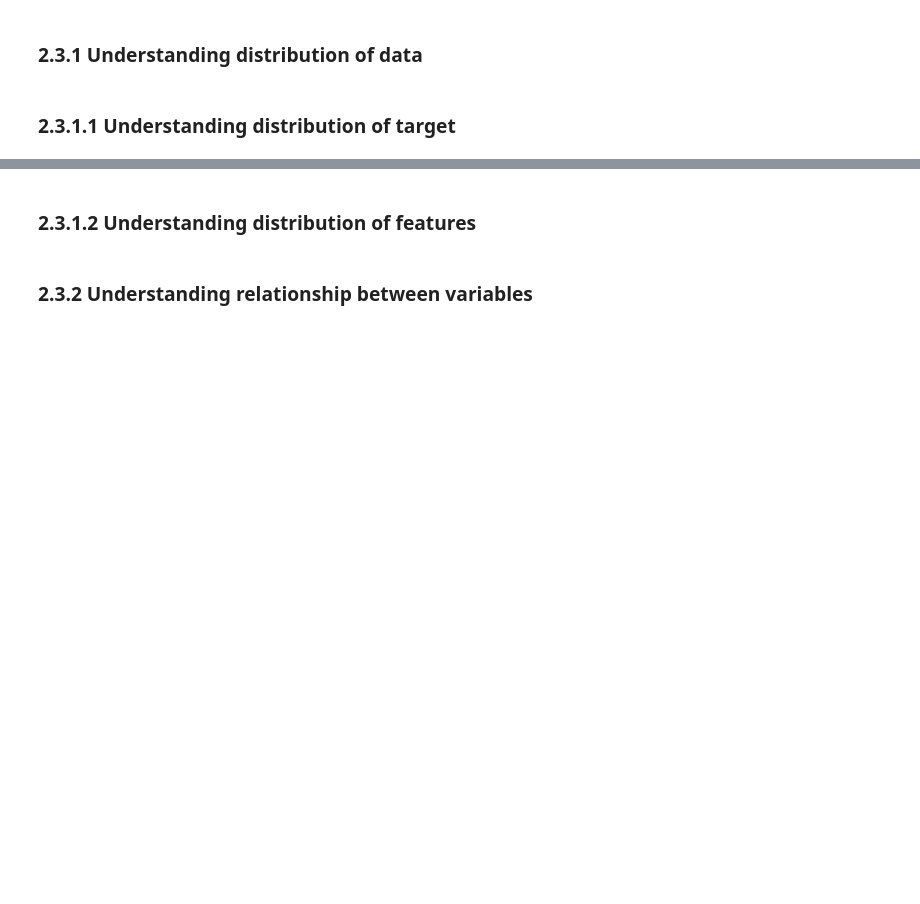
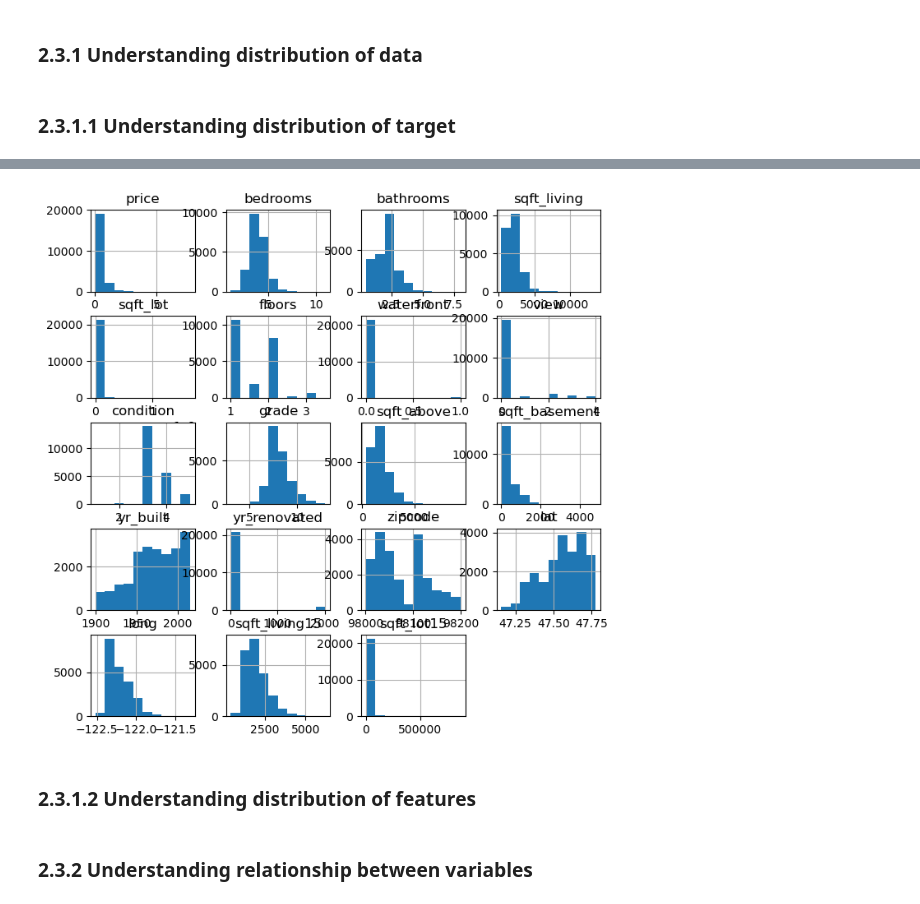
Before and after one commit to jovan210/housing-price-predictor, a Jupyter notebook: jovan_lau/houseprice_prediction.ipynb, the cells around one changed output, grey strips where cells are left out. Saved outputs shown, nothing was run; the diff lists cells and outputs as text; code cells hidden in the pictures; blank space fills up the shorter version.

```diff
--- a/jovan_lau/houseprice_prediction.ipynb
+++ b/jovan_lau/houseprice_prediction.ipynb
@@ -75,3 +217,8 @@ df
+# %%
+df.hist(figsize=(8, 8))
+plt.show()
+# %% [output]
+[figure, added]
 # %% [markdown]
 ### 2.3.1.2 Understanding distribution of features
 # %%
```
Also changed, not shown: parts of 13 cells of this notebook.
